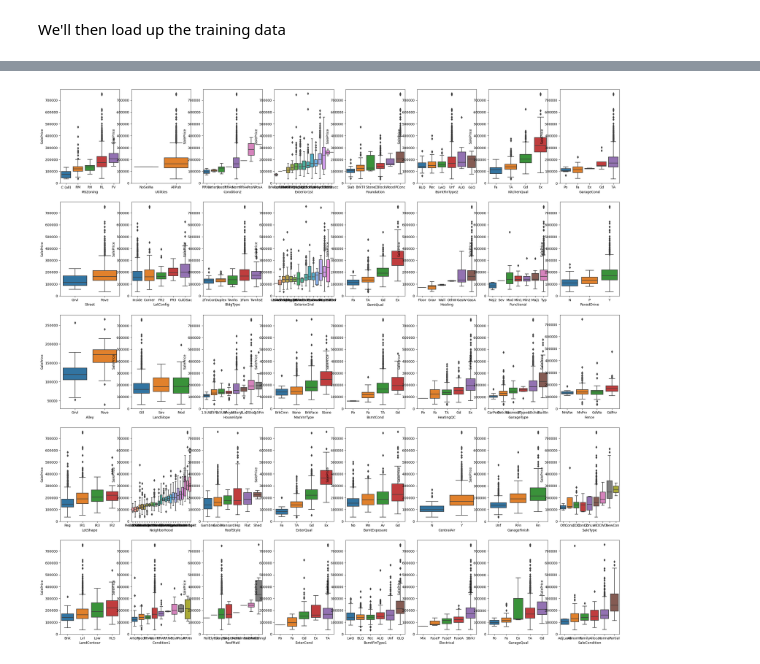
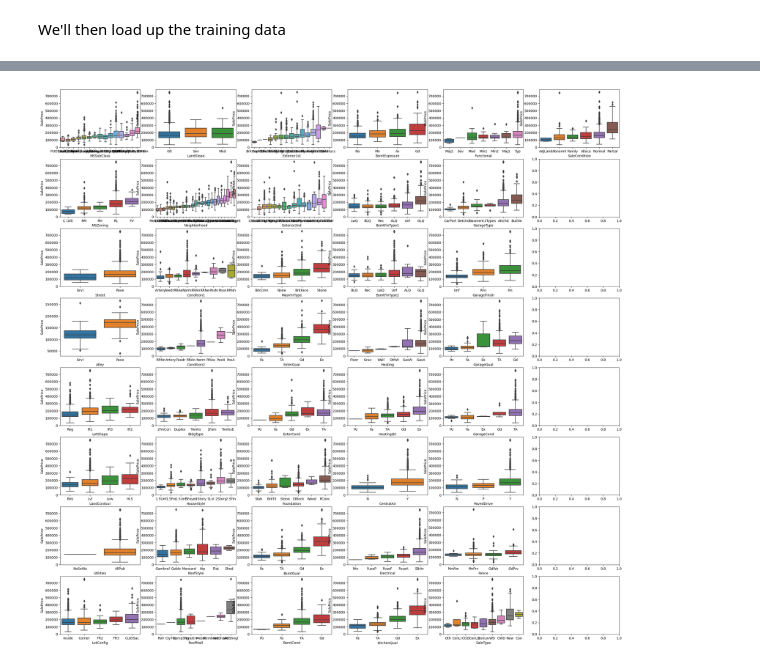
Before and after one commit to leonghchan/group-project, a Jupyter notebook: greg-eda.ipynb, the cells around one changed output, grey strips where cells are left out. Drawn from its saved outputs; the diff is of its cells as text; code cells hidden in the pictures.

```diff
--- a/greg-eda.ipynb
+++ b/greg-eda.ipynb
@@ -65,10 +44,9 @@ skew_kurt.loc[(skew_kurt.Skewness >= 1) | (skew_kurt.Kurtosis >= 1)]
 # %%
 numerics = [col for col in clean_data.columns if clean_data.dtypes[col] != 'object']
-categories = [col for col in clean_data.columns if clean_data.dtypes[col] == 'object']
 
-fig, axs = plt.subplots(7,6, figsize=(30,30))
+fig, axs = plt.subplots(8,5, figsize=(30,30))
 for i, column in enumerate(numerics):
-    sns.histplot(data=clean_data, x = column, ax=axs[i%7, i//7])
+    sns.histplot(data=clean_data, x = column, ax=axs[i%8, i//8])
 
 # unique_count = defaultdict(list)
 # for col in clean_data[numerics]:
@@ -81,13 +62,32 @@ for i, column in enumerate(numerics):
+# %%
+swap_subclass = {20:'1story 1946+',
+                 30:'1story 1946-',
+                 40:'1story w attic',
+                 45:'1halfstory unfinish',
+                 50:'1halfstory finish',
+                 60:'2story 1946+',
+                 70:'2story 1946-',
+                 75:'2halfstory',
+                 80:'split multi-level',
+                 85:'split foyer',
+                 90:'duplex',
+                 120:'1story PUD 1946+',
+                 150:'1halfstory PUD',
+                 160:'2story PUD 1946+',
+                 180:'PUD multilevel',
+                 190:'2 family conv'}
+
+clean_data['MSSubClass'] = clean_data['MSSubClass'].map(swap_subclass)
 # %%
-fig, axs = plt.subplots(5,8, figsize=(30,30))
-# for i, column in enumerate(categories):
-#     sort = sorted(clean_data.groupby(column)['SalePrice'].median().items(), )
-#     sns.boxplot(data=clean_data, x = column, y=clean_data.SalePrice, ax=axs[i%5, i//5])
+categories = [col for col in clean_data.columns if clean_data.dtypes[col] == 'object']
+
+fig, axs = plt.subplots(8,6, figsize=(30,30))
+
 for i, column in enumerate(categories):
     # The box plots will be far more interpretable if we sort them by the median SalePrice.
     # We can achieve this using a sorted function computed on this median
     sale_sort = sorted(clean_data.groupby(column)['SalePrice'].median().items(), key = lambda x:x[1])
     order = [value[0] for value in sale_sort]
-    sns.boxplot(data=clean_data, x = column, y=clean_data.SalePrice, order = order, ax=axs[i%5, i//5])
+    sns.boxplot(data=clean_data, x = column, y=clean_data.SalePrice, order = order, ax=axs[i%8, i//8])
 # %% [output]
-[figure, old version]
+[figure, new version]
```
Also changed, not shown: parts of 16 cells of this notebook.
